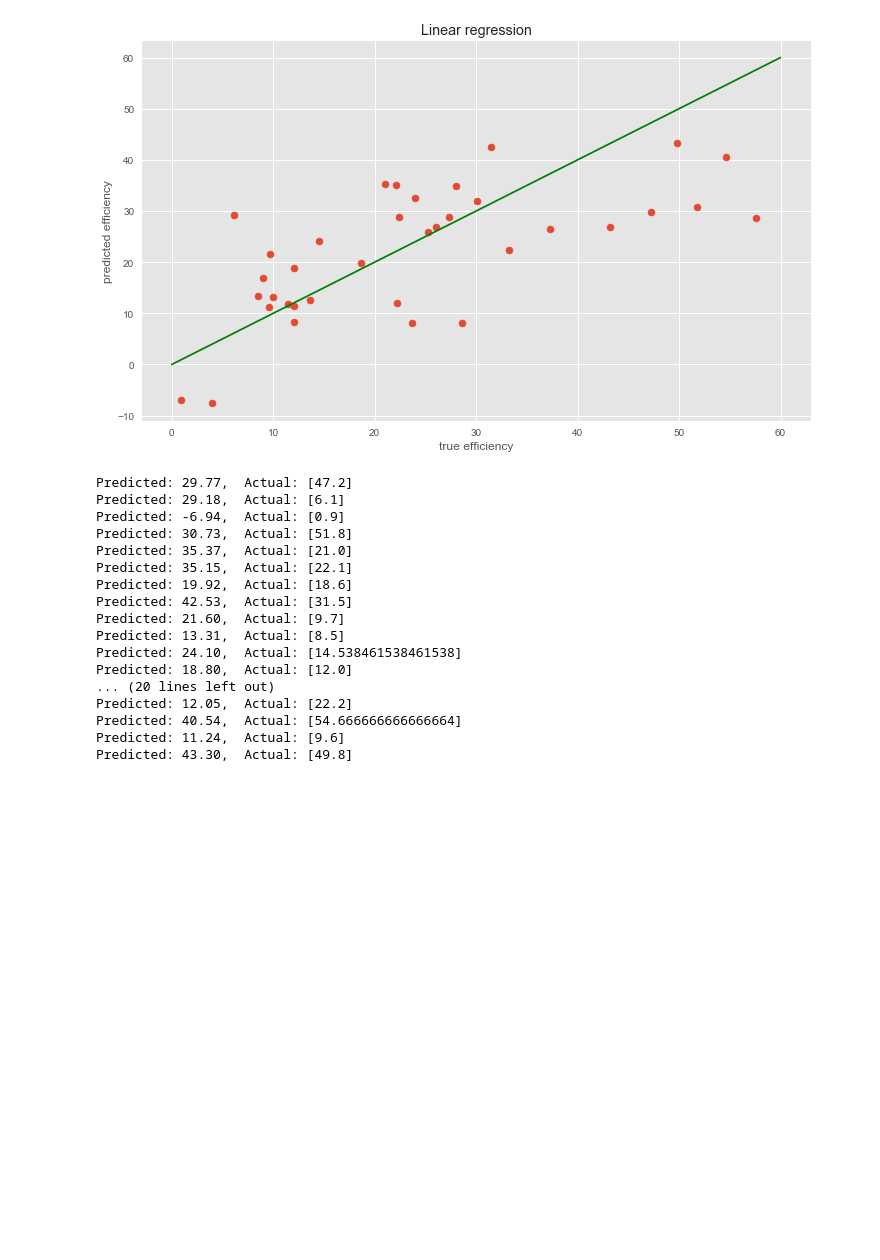
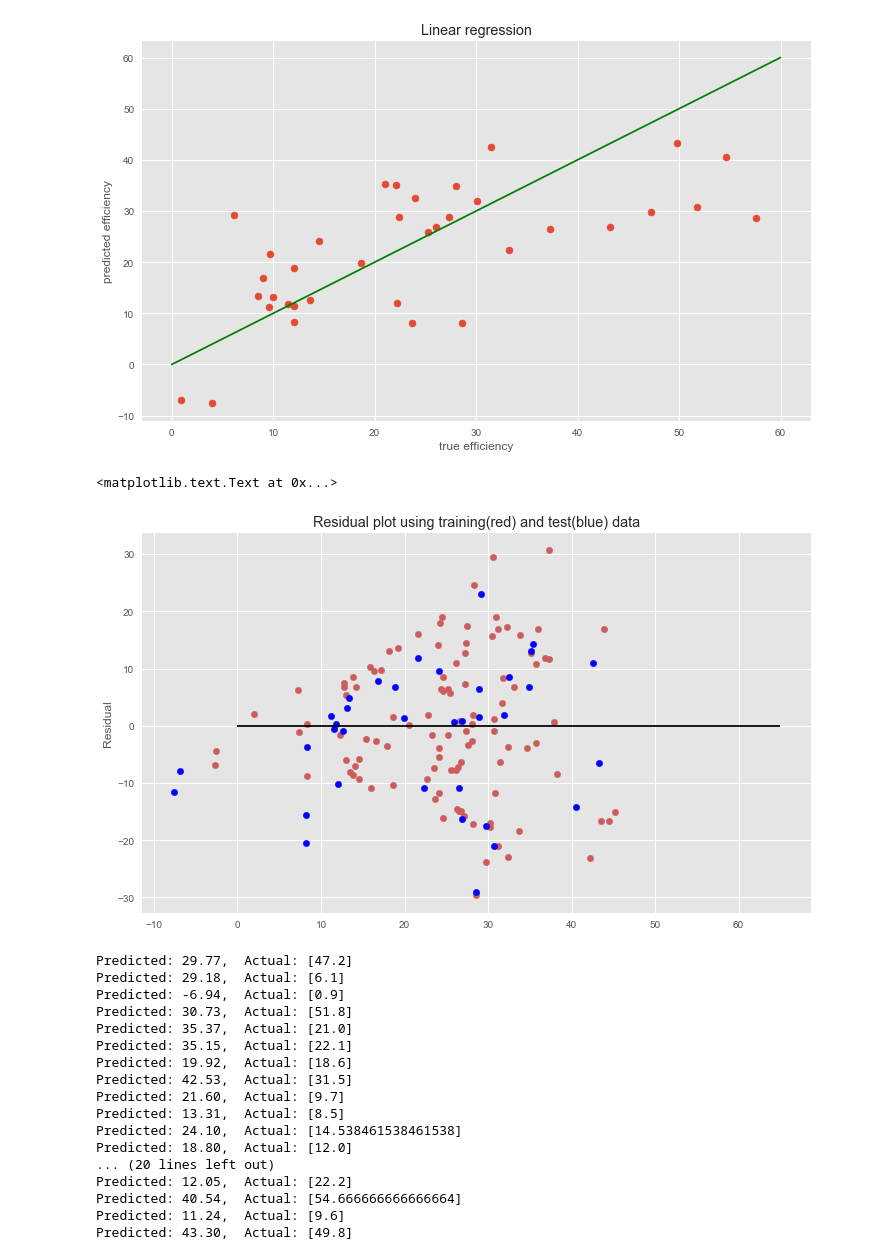
Before and after one commit to asyrafjanai/OLED-model, a Jupyter notebook: 1.4 - features extend side.ipynb, the cells around one changed output. Saved outputs shown, nothing was run; the diff lists cells and outputs as text; code cells hidden in the pictures; blank space fills up the shorter version.

```diff
--- a/1.4 - features extend side.ipynb
+++ b/1.4 - features extend side.ipynb
@@ -271,6 +258,15 @@ plt.title(' Linear regression ')
 plt.show()
 # %% [output]
 [figure]
+# %%
+plt.scatter(regressor.predict(X_train), regressor.predict(X_train).reshape(107)-y_train.values.reshape(107), c='indianred', s=40)
+plt.scatter(regressor.predict(X_test), regressor.predict(X_test).reshape(36)-np.asarray(y_test).reshape(36), c='b', s=40)
+plt.hlines(y=0, xmin=0, xmax=65)
+plt.title('Residual plot using training(red) and test(blue) data')
+plt.ylabel('Residual')
+# %% [output]
+<matplotlib.text.Text at 0x...>
+[figure, added]
 # %%
 # print predicted value and actual value to see how far off the prediction
 y_test = y_test.values.tolist()
```
Also changed, not shown: parts of 11 cells of this notebook.
